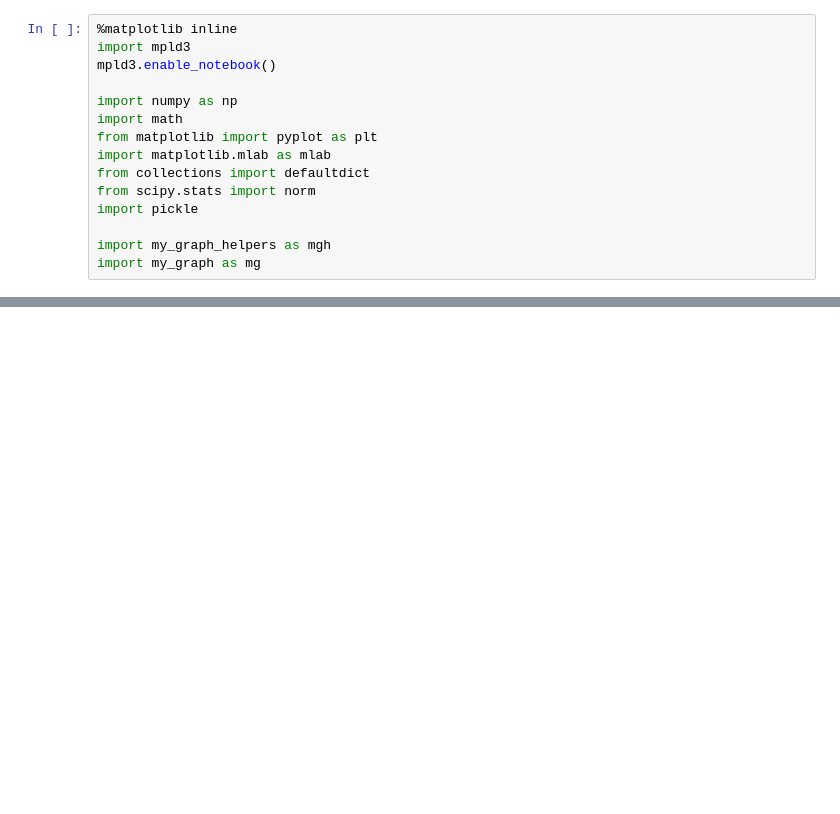
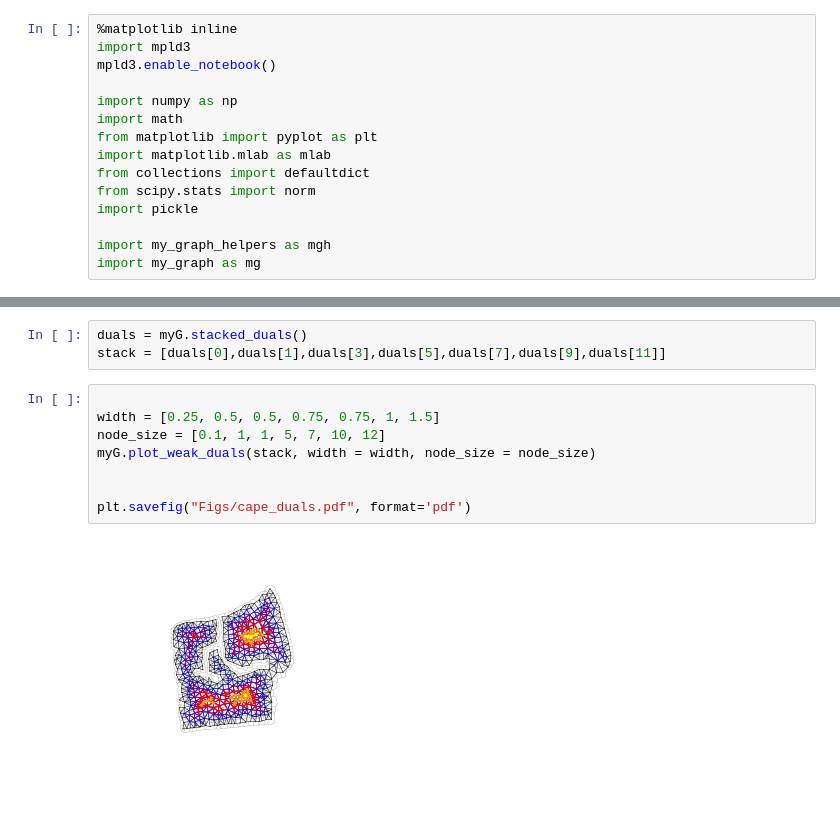
Before and after one commit to brelsford/topology, a Jupyter notebook: ReblockingFigs.ipynb, the cells around one changed output, grey strips where cells are left out. Saved outputs shown, nothing was run; the diff lists cells and outputs as text; blank space fills up the shorter version.

```diff
--- a/ReblockingFigs.ipynb
+++ b/ReblockingFigs.ipynb
@@ -146,0 +220,13 @@ for a in d.keys():
+# %%
+duals = myG.stacked_duals()
+stack = [duals[0],duals[1],duals[3],duals[5],duals[7],duals[9],duals[11]]
+# %%
+
+width = [0.25, 0.5, 0.5, 0.75, 0.75, 1, 1.5]
+node_size = [0.1, 1, 1, 5, 7, 10, 12]
+myG.plot_weak_duals(stack, width = width, node_size = node_size)
+
+
+plt.savefig("Figs/cape_duals.pdf", format='pdf')
+# %% [output]
+[figure, added]
```
Also changed, not shown: parts of 28 cells of this notebook, 4 other files.
